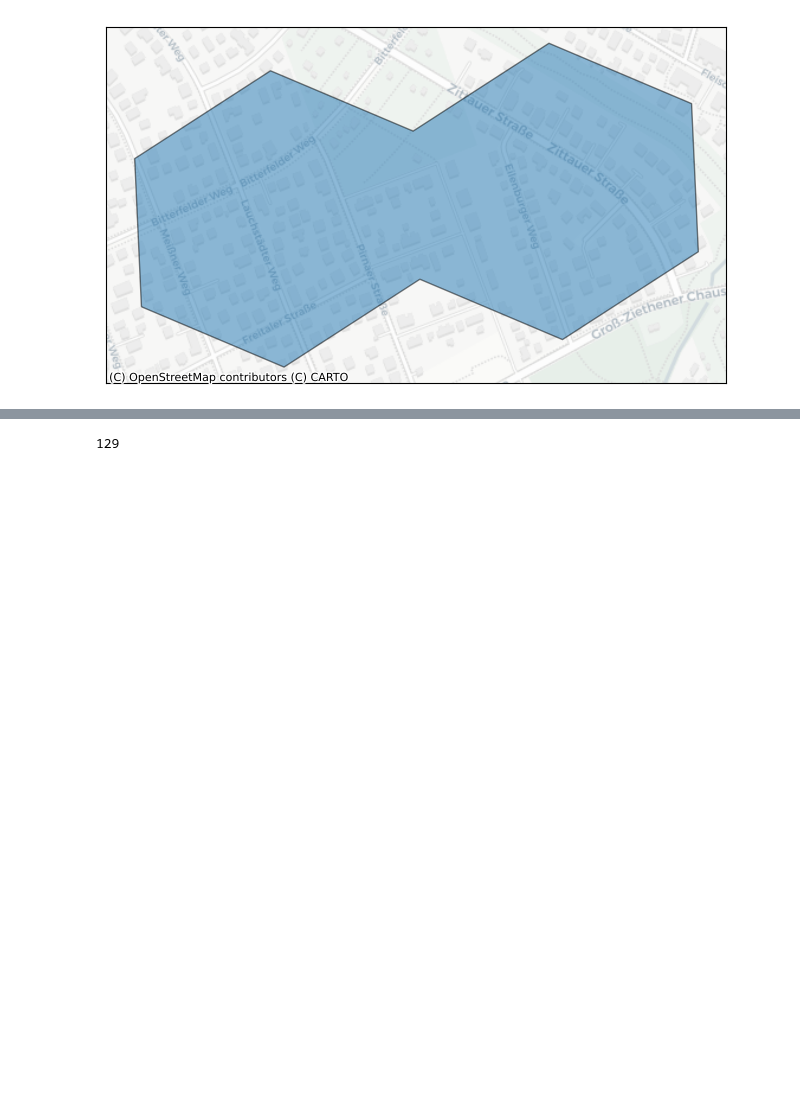
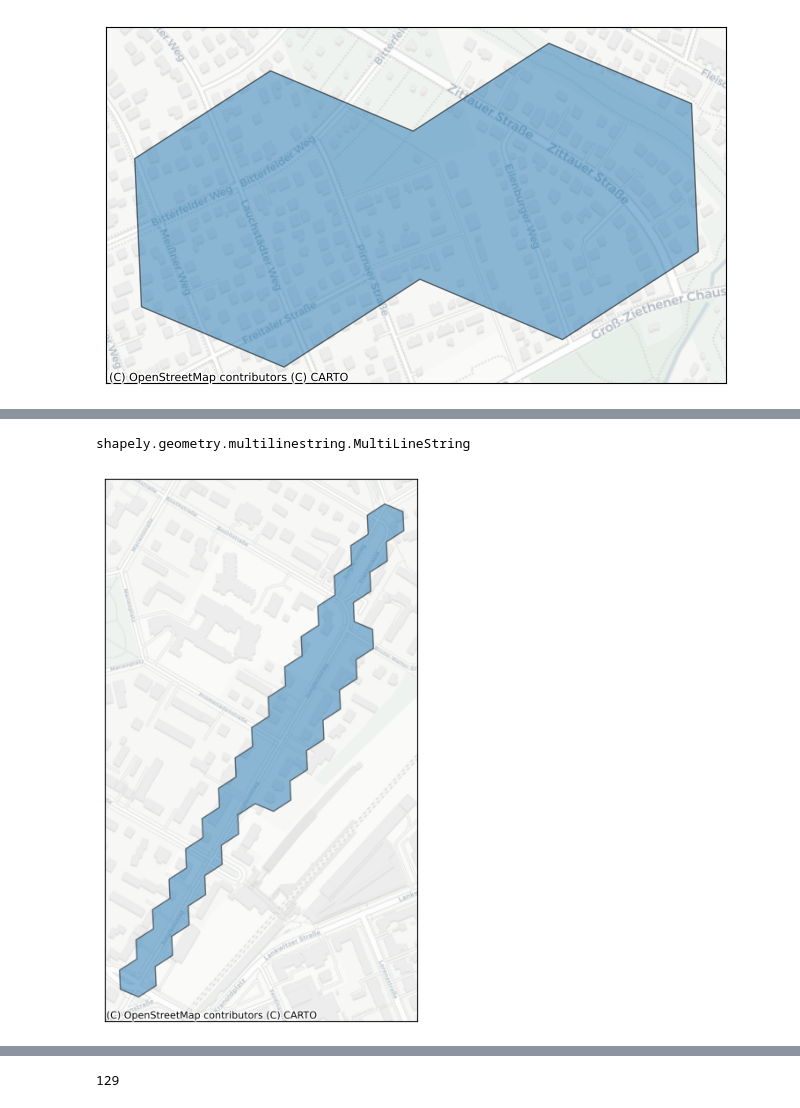
Before and after one commit to Famondir/flat-location-rater, a Jupyter notebook: dashboard.ipynb, the cells around one changed output, grey strips where cells are left out. Drawn from its saved outputs; the diff is of its cells as text; code cells hidden in the pictures; blank space fills up the shorter version.

Commit message:
Getting street shapes loaded and displayed

```diff
--- a/dashboard.ipynb
+++ b/dashboard.ipynb
@@ -533,3 +587,20 @@ plot_cells(h3.geo_to_cells(geo, res=9)[0:20])
 plot_cells([h3.geo_to_cells(geo, res=9)[0], h3.geo_to_cells(geo, res=9)[18]])
 # %% [output]
 [figure]
+# %%
+from shapely.geometry import LineString, MultiLineString, Polygon
+
+multi_line = MultiLineString(streets)
+
+# Create a GeoDataFrame
+gdf = gpd.GeoDataFrame({'geometry': [multi_line]}, crs="EPSG:4326")  # WGS84 CRS
+
+# Create a Folium map centered on Berlin
+berlin_map = folium.Map(location=[52.5200, 13.4050], zoom_start=11)
+
+# Add the MultiLineString to the map
+for line in streets:
+    folium.PolyLine(locations=[(y, x) for x, y in line.coords], color='blue', weight=2.5).add_to(berlin_map)
+
+# Display the map
+berlin_map
@@ -536 +609,18 @@ plot_cells([h3.geo_to_cells(geo, res=9)[0], h3.geo_to_cells(geo, res=9)[18]])
+# %%
+# multi_line.__geo_interface__
+type(multi_line)
+# %% [output]
+shapely.geometry.multilinestring.MultiLineString
+# %%
+def multilinestring_to_polygon(multiline, buffer_distance=0.0005):
+    # Create buffer around the multilinestring
+    buffered = multiline.buffer(buffer_distance)
+    # Ensure it's a polygon and simplify
+    polygon = Polygon(buffered.exterior)
+    simplified = polygon.simplify(tolerance=0.0001)
+    return simplified
+
+plot_cells(h3.geo_to_cells(multilinestring_to_polygon(multi_line, 0.0003), res=11))
+# %% [output]
+[figure, added]
 # %%
```
Also changed, not shown: parts of 10 cells of this notebook, 5 other files.
